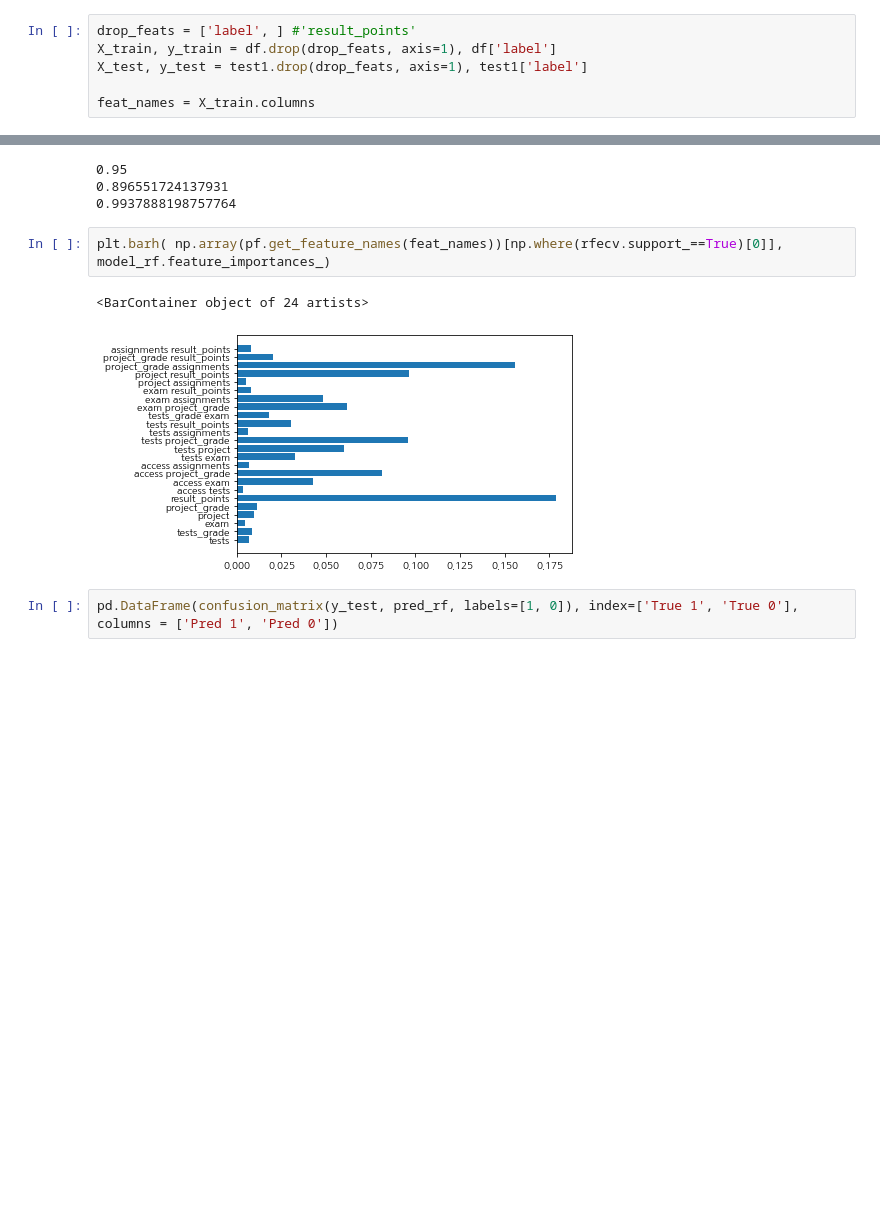
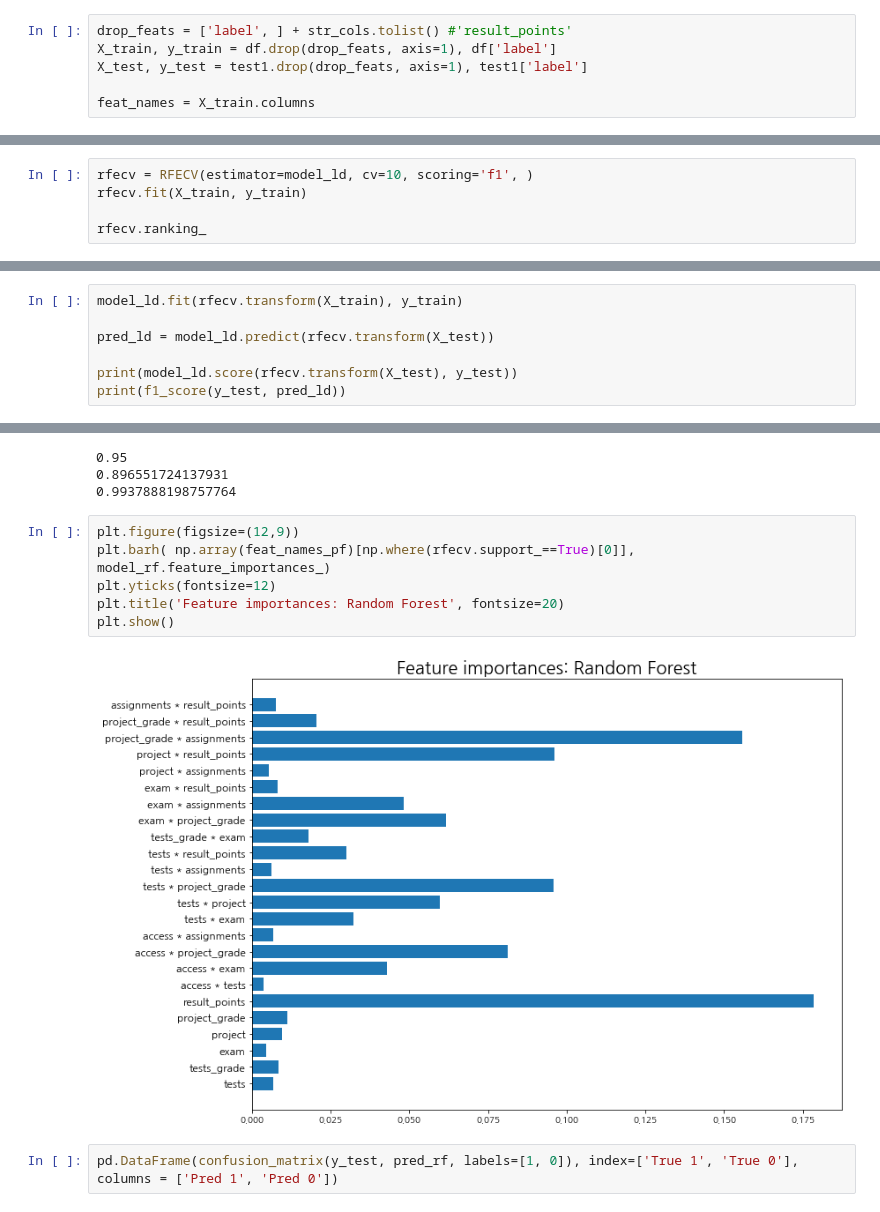
Before and after one commit to ywkim92/Students-Dropout-Prediction, a Jupyter notebook: student_dropout_prediction.ipynb, the cells around one changed output, grey strips where cells are left out. Cells and saved outputs as stored; diff of their text form; blank space fills up the shorter version.

```diff
--- a/student_dropout_prediction.ipynb
+++ b/student_dropout_prediction.ipynb
@@ -170,5 +177,5 @@ for col in str_cols:
 # %%
-drop_feats = ['label', ] #'result_points'
+drop_feats = ['label', ] + str_cols.tolist() #'result_points'
 X_train, y_train = df.drop(drop_feats, axis=1), df['label']
 X_test, y_test = test1.drop(drop_feats, axis=1), test1['label']
 
@@ -203,0 +211,5 @@ print(f1_score(y_test, pred_ld, ))
+# %%
+rfecv = RFECV(estimator=model_ld, cv=10, scoring='f1', )
+rfecv.fit(X_train, y_train)
+
+rfecv.ranking_
@@ -203,0 +223,7 @@ print(f1_score(y_test, pred_ld, ))
+# %%
+model_ld.fit(rfecv.transform(X_train), y_train)
+
+pred_ld = model_ld.predict(rfecv.transform(X_test))
+
+print(model_ld.score(rfecv.transform(X_test), y_test))
+print(f1_score(y_test, pred_ld))
@@ -293,10 +328,13 @@ print(roc_auc_score(y_test, model_rf.predict_proba(rfecv.transform(X_test))[:, 1
 0.896551724137931
 0.9937888198757764
 # %%
-plt.barh( np.array(pf.get_feature_names(feat_names))[np.where(rfecv.support_==True)[0]], model_rf.feature_importances_)
+plt.figure(figsize=(12,9))
+plt.barh( np.array(feat_names_pf)[np.where(rfecv.support_==True)[0]], model_rf.feature_importances_)
+plt.yticks(fontsize=12)
+plt.title('Feature importances: Random Forest', fontsize=20)
+plt.show()
 # %% [output]
-<BarContainer object of 24 artists>
-[figure, old version]
+[figure, new version]
 # %%
 pd.DataFrame(confusion_matrix(y_test, pred_rf, labels=[1, 0]), index=['True 1', 'True 0'], columns = ['Pred 1', 'Pred 0'])
 # %% [output]
```
Also changed, not shown: parts of 14 cells of this notebook.
